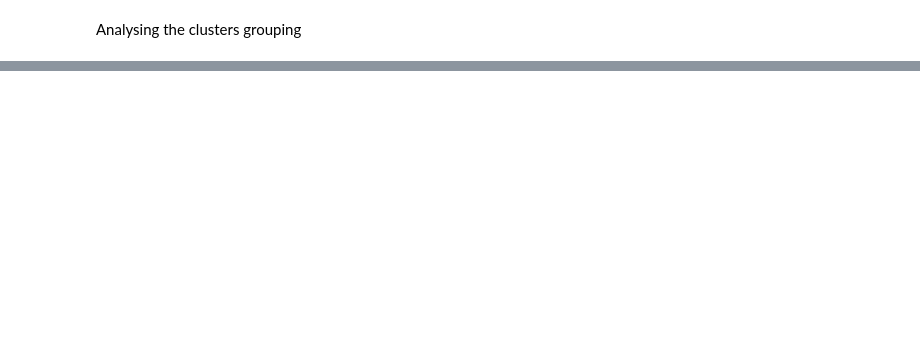
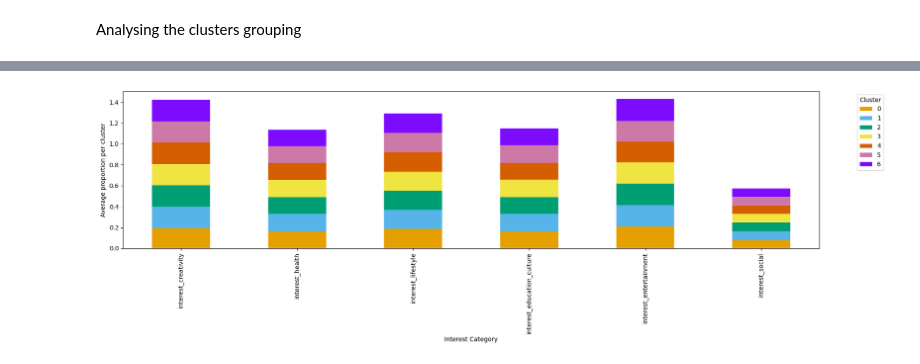
Before and after one commit to viiccavalcante/matches-recommendation, a Jupyter notebook: notebooks/baseline.ipynb, the cells around one changed output, grey strips where cells are left out. Cells and saved outputs as stored; diff of their text form; code cells hidden in the pictures; blank space fills up the shorter version.

```diff
--- a/notebooks/baseline.ipynb
+++ b/notebooks/baseline.ipynb
@@ -87,0 +85,19 @@ df.groupby('cluster').mean(numeric_only=True)
+# %%
+interest_cols = ['interest_creativity',	'interest_health',	'interest_lifestyle',	'interest_education_culture',
+                    'interest_entertainment', 'interest_social']
+df_o = df_o.loc[df.index]
+
+interest_per_cluster = df.groupby('cluster').apply(lambda x: df_o.loc[x.index, interest_cols].mean())
+percent = interest_per_cluster.T
+
+
+colors = ['#E69F00', '#56B4E9', '#009E73', '#F0E442', '#D55E00', '#CC79A7', "#7D0CFF"]
+
+percent.plot(kind='bar', stacked=True, figsize=(18, 6), color=colors)
+plt.ylabel('Average proportion per cluster')
+plt.xlabel('Interest Category')
+plt.legend(title='Cluster', bbox_to_anchor=(1.05, 1), loc='upper left')
+plt.tight_layout()
+plt.show()
+# %% [output]
+[figure, added]
```
Also changed, not shown: parts of 7 cells of this notebook, 4 other files.
